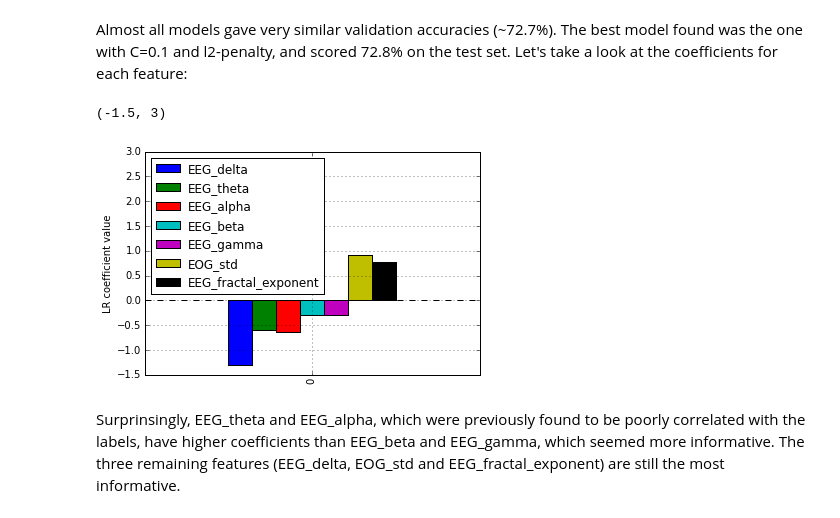
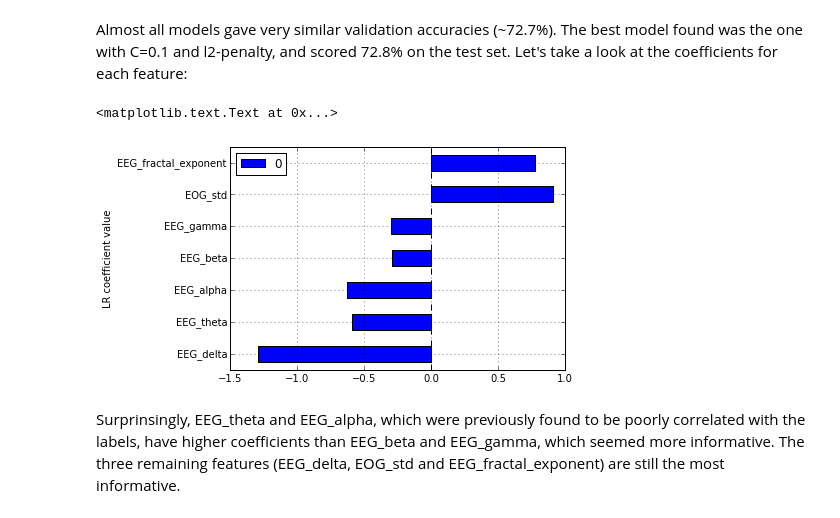
Before and after one commit to hubertjb/UCDDB-classification, a Jupyter notebook: ucddb_classification.ipynb, the cells around one changed output. Saved outputs shown, nothing was run; the diff lists cells and outputs as text; code cells hidden in the pictures.

```diff
--- a/ucddb_classification.ipynb
+++ b/ucddb_classification.ipynb
@@ -346,12 +347,11 @@ Almost all models gave very similar validation accuracies (~72.7%). The best mod
 Let's take a look at the coefficients for each feature:
 # %%
 LRcoef = pd.DataFrame(bestLRclf.coef_, columns=feats.columns[:-1])
-LRcoef.T.plot(kind='bar')
+LRcoef.T.plot(kind='barh')
 plt.ylabel('LR coefficient value')
-plt.ylim(ymax=3)
 # %% [output]
-(-1.5, 3)
+<matplotlib.text.Text at 0x...>
-[figure, old version]
+[figure, new version]
 # %% [markdown]
 Surprinsingly, EEG_theta and EEG_alpha, which were previously found to be poorly correlated with the labels, have higher coefficients than EEG_beta and EEG_gamma, which seemed more informative. The three remaining features (EEG_delta, EOG_std and EEG_fractal_exponent) are still the most informative.
 # %% [markdown]
```
Also changed, not shown: parts of 40 cells of this notebook.
